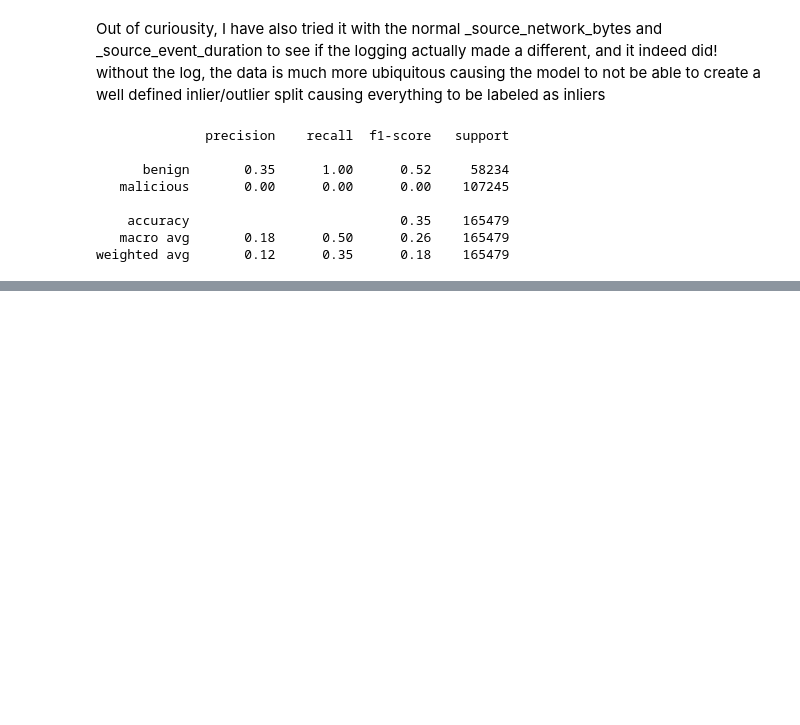
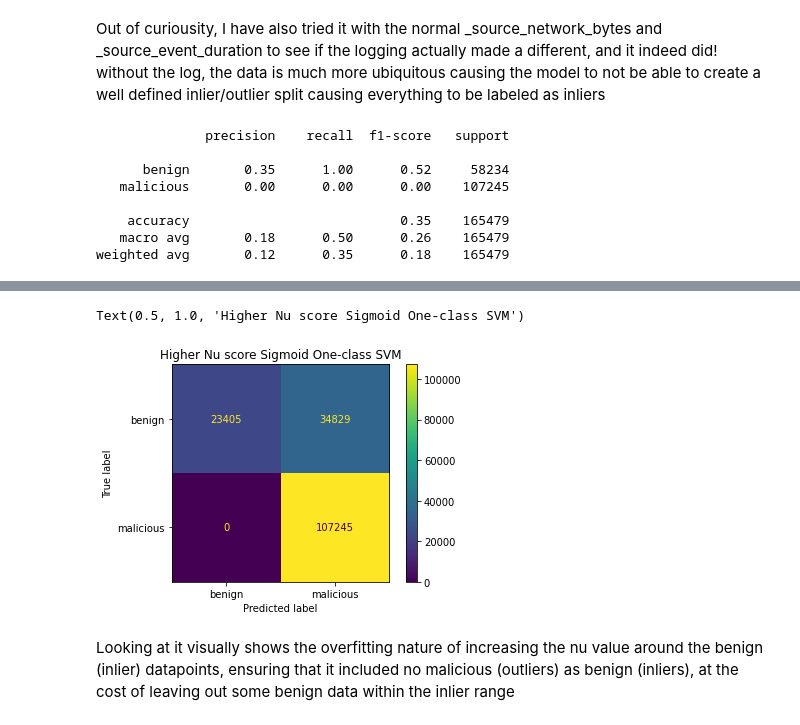
Before and after one commit to Fowthy/SueAI, a Jupyter notebook: SVM/OneClassSVM.ipynb, the cells around one changed output, grey strips where cells are left out. Drawn from its saved outputs; the diff is of its cells as text; code cells hidden in the pictures; blank space fills up the shorter version.

```diff
--- a/SVM/OneClassSVM.ipynb
+++ b/SVM/OneClassSVM.ipynb
@@ -674,0 +801,3 @@ weighted avg       0.12      0.35      0.18    165479
+# %%
+sigmoidHighNuResults = TestSigmoid(X_train, X_test, 0.6)
+print(classification_report(y_test, sigmoidHighNuResults, target_names=['benign', 'malicious']))
@@ -674,0 +826,10 @@ weighted avg       0.12      0.35      0.18    165479
+# %%
+cm = confusion_matrix(y_test, sigmoidHighNuResults)
+matrix_display = ConfusionMatrixDisplay(confusion_matrix=cm, display_labels=['benign', 'malicious'])
+matrix_display.plot()
+plt.title("Higher Nu score Sigmoid One-class SVM")
+# %% [output]
+Text(0.5, 1.0, 'Higher Nu score Sigmoid One-class SVM')
+[figure, added]
+# %% [markdown]
+Looking at it visually shows the overfitting nature of increasing the nu value around the benign (inlier) datapoints, ensuring that it included no malicious (outliers) as benign (inliers), at the cost of leaving out some benign data within the inlier range
```
Also changed, not shown: parts of 27 cells of this notebook.
